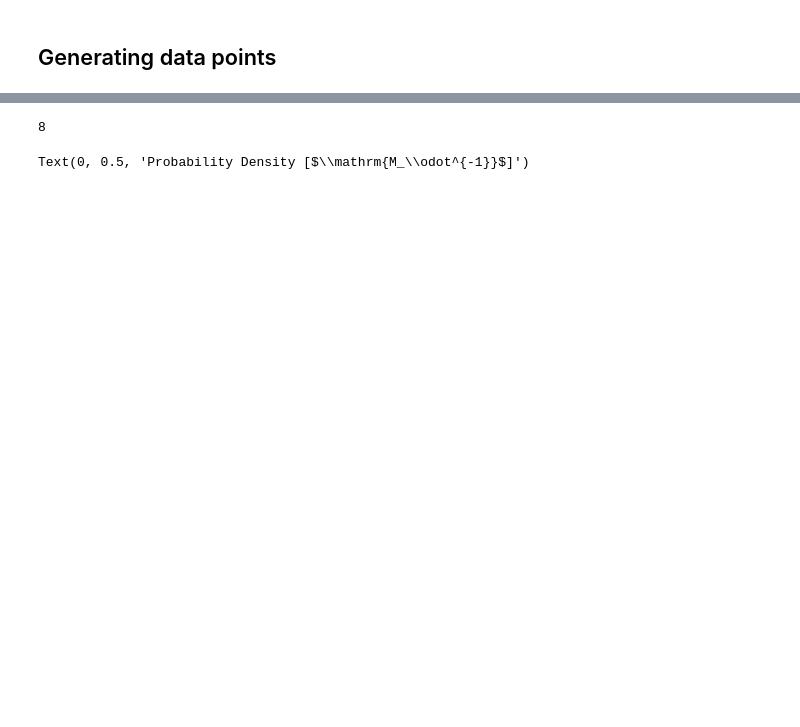
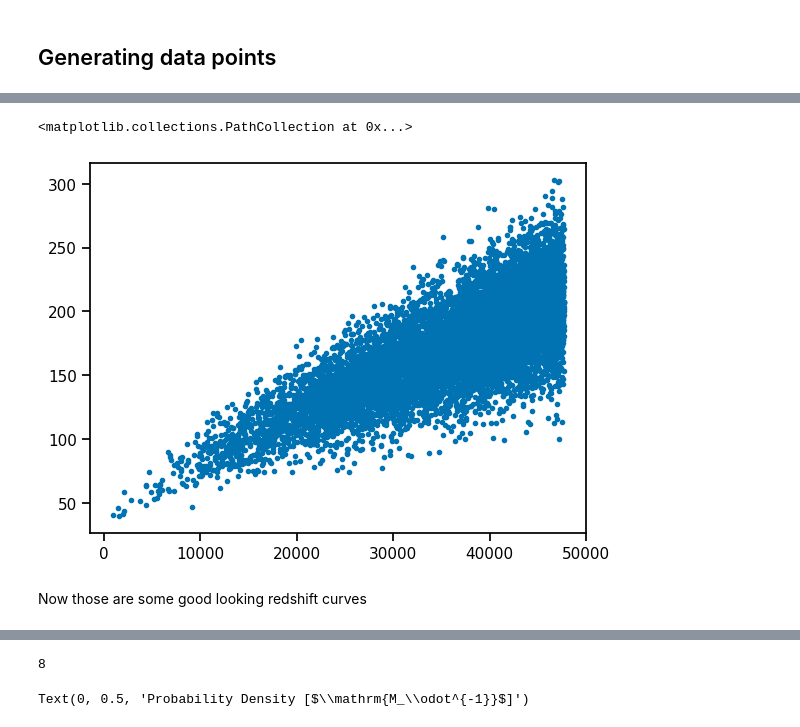
Before and after one commit to farr/FastMFCosmology, a Jupyter notebook: Make-Own-Data.ipynb, the cells around one changed output, grey strips where cells are left out. Drawn from its saved outputs; the diff is of its cells as text; code cells hidden in the pictures; blank space fills up the shorter version.

```diff
--- a/Make-Own-Data.ipynb
+++ b/Make-Own-Data.ipynb
@@ -211,3 +93,10 @@ plt.scatter(zs, m_det, marker='.')
+# %%
+plt.scatter(d_Ls, m_det, marker='.')
+# %% [output]
+<matplotlib.collections.PathCollection at 0x...>
+[figure, added]
+# %% [markdown]
+Now those are some good looking redshift curves
 # %%
 print(min(ms), min(m_det))
 # %% [output]
```
Also changed, not shown: parts of 15 cells of this notebook.
